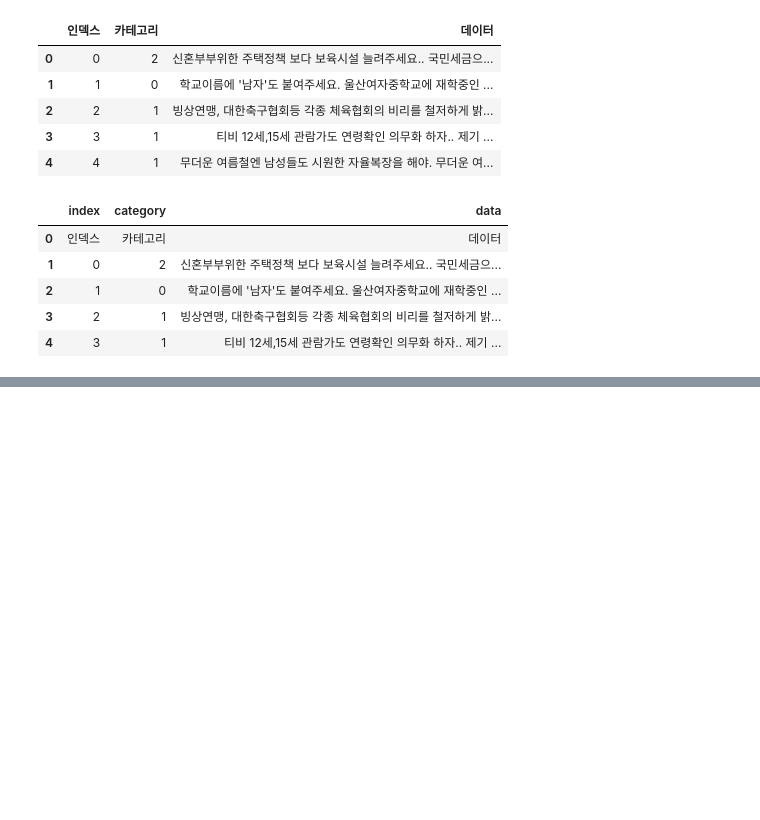
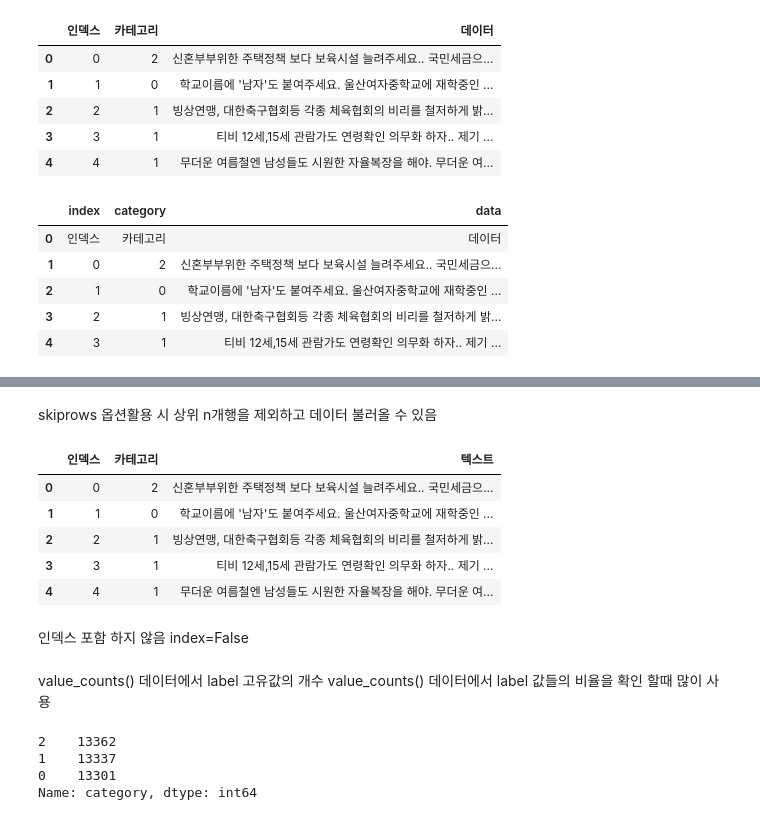
Before and after one commit to happycoder-leesh/kaggle_study, a Jupyter notebook: 1st_week_5.ipynb, the cells around one changed output, grey strips where cells are left out. Saved outputs shown, nothing was run; the diff lists cells and outputs as text; code cells hidden in the pictures; blank space fills up the shorter version.

```diff
--- a/1st_week_5.ipynb
+++ b/1st_week_5.ipynb
@@ -78,0 +180,14 @@ zip_file.extractall()
+# %% [markdown]
+skiprows 옵션활용 시 상위 n개행을 제외하고 데이터 불러올 수 있음
+# %%
+train_names = pd.read_csv('train.csv', names=['인덱스', '카테고리', '텍스트'], skiprows=1)
+train_names.head()
+# %% [output]
+|  | 인덱스 | 카테고리 | 텍스트 |
+| 0 | 0 | 2 | 신혼부부위한 주택정책 보다 보육시설 늘려주세요.. 국민세금으... |
+| 1 | 1 | 0 | 학교이름에 '남자'도 붙여주세요. 울산여자중학교에 재학중인 ... |
+| 2 | 2 | 1 | 빙상연맹, 대한축구협회등 각종 체육협회의 비리를 철저하게 밝... |
+| 3 | 3 | 1 | 티비 12세,15세 관람가도 연령확인 의무화 하자.. 제기 ... |
+| 4 | 4 | 1 | 무더운 여름철엔 남성들도 시원한 자율복장을 해야. 무더운 여... |
+# %% [markdown]
+인덱스 포함 하지 않음 index=False
@@ -78,0 +200,3 @@ zip_file.extractall()
+# %% [markdown]
+value_counts() 데이터에서 label 고유값의 개수
+value_counts() 데이터에서 label 값들의 비율을 확인 할때 많이 사용
@@ -78,0 +209,7 @@ zip_file.extractall()
+# %%
+train['category'].value_counts()
+# %% [output]
+2    13362
+1    13337
+0    13301
+Name: category, dtype: int64
```
Also changed, not shown: parts of 49 cells of this notebook.
